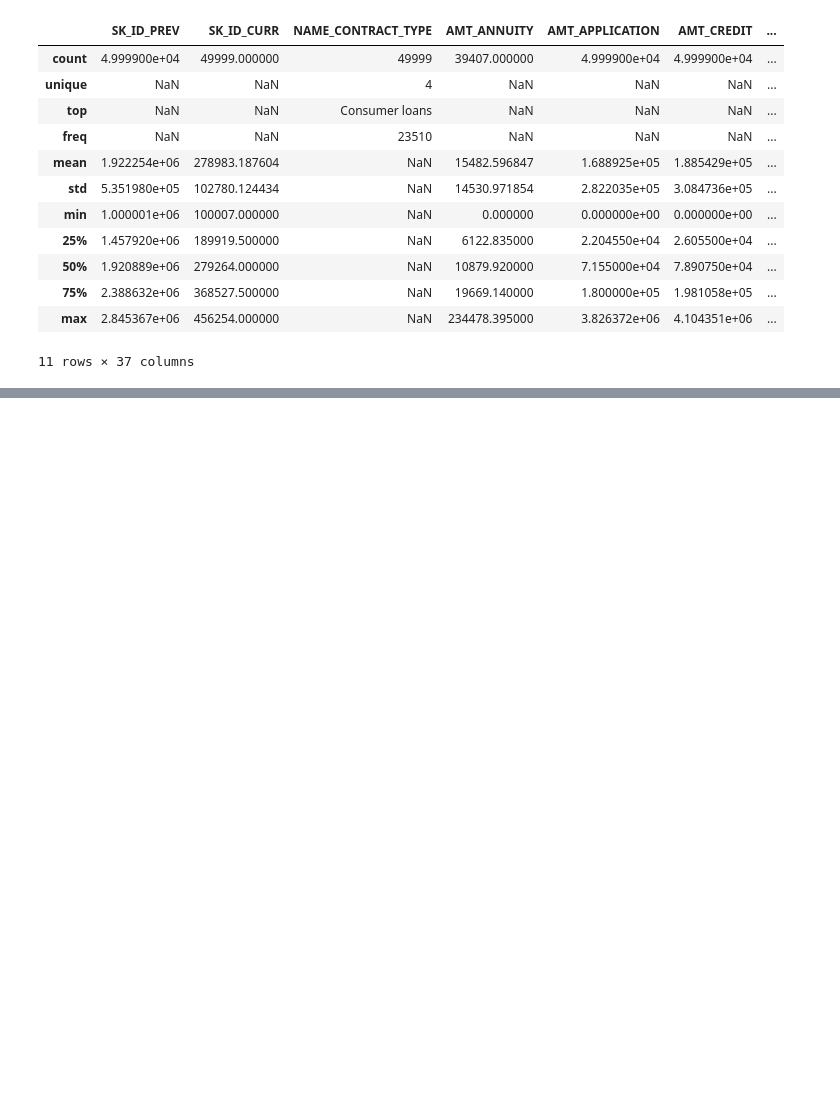
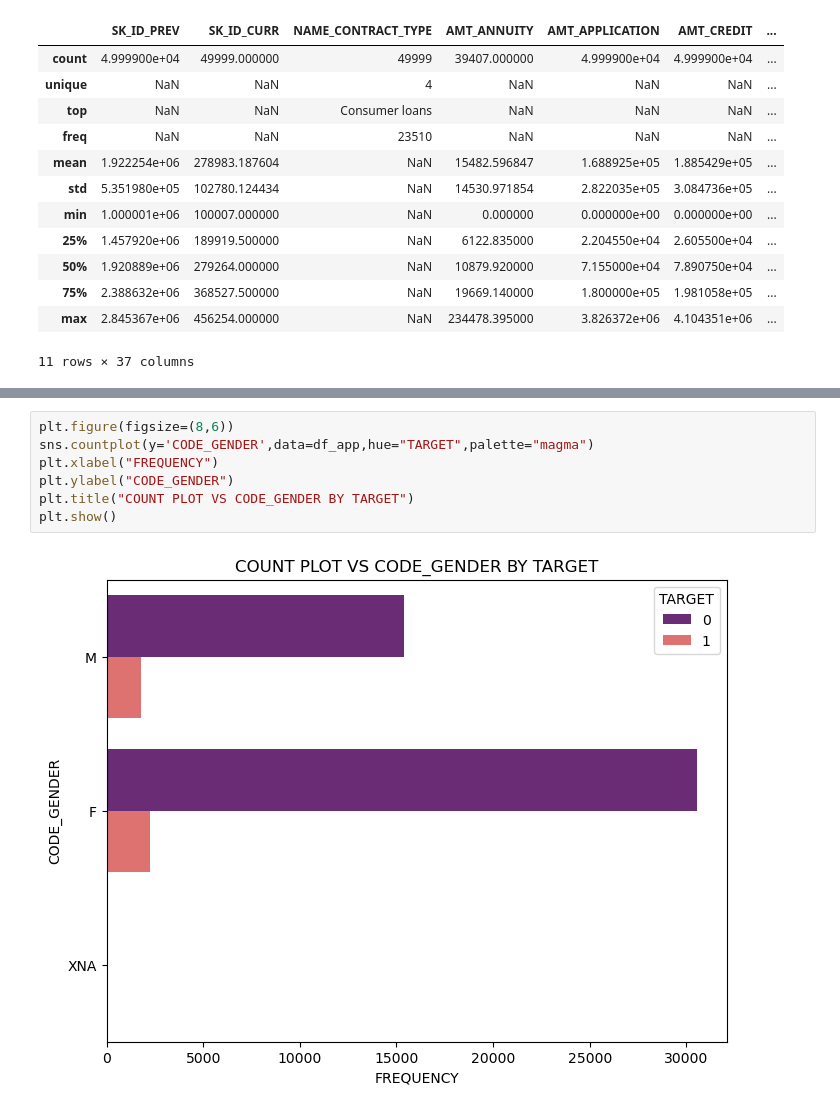
Before and after one commit to Rider-04/daily-python-data-lab, a Jupyter notebook: 03_pandas/bank_loan_case_study.ipynb, the cells around one changed output, grey strips where cells are left out. Drawn from its saved outputs; the diff is of its cells as text; blank space fills up the shorter version.

Commit message:
Made first plot and learned some more methods of Pandas

```diff
--- a/03_pandas/bank_loan_case_study.ipynb
+++ b/03_pandas/bank_loan_case_study.ipynb
@@ -417,0 +498,9 @@ list(set(df_prev_app.columns)-set(df_prev_app.describe().columns))
+# %%
+plt.figure(figsize=(8,6))
+sns.countplot(y='CODE_GENDER',data=df_app,hue="TARGET",palette="magma")
+plt.xlabel("FREQUENCY")
+plt.ylabel("CODE_GENDER")
+plt.title("COUNT PLOT VS CODE_GENDER BY TARGET")
+plt.show()
+# %% [output]
+[figure, added]
```
Also changed, not shown: parts of 20 cells of this notebook, 1 other file.
